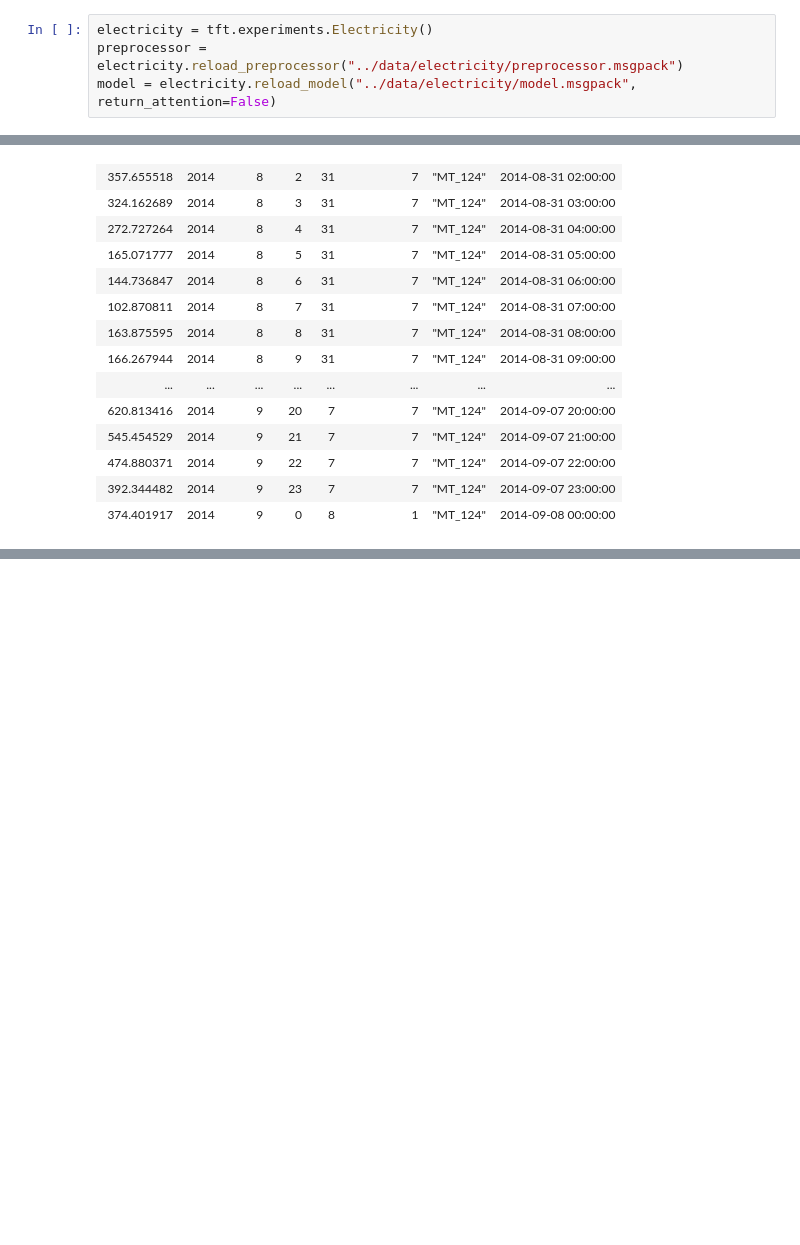
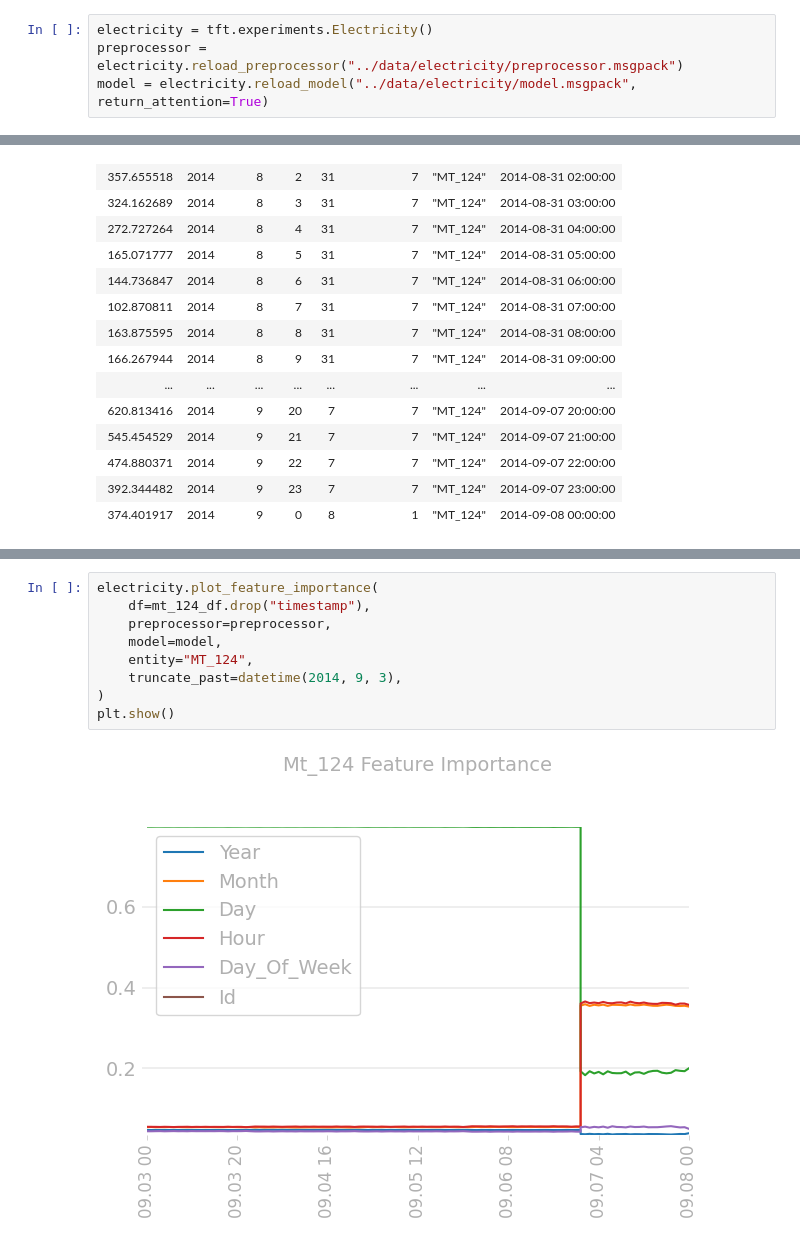
Before and after one commit to aaarrti/temporal_fusion_transformer, a Jupyter notebook: notebooks/electricity.ipynb, the cells around one changed output, grey strips where cells are left out. Saved outputs shown, nothing was run; the diff lists cells and outputs as text; blank space fills up the shorter version.

```diff
--- a/notebooks/electricity.ipynb
+++ b/notebooks/electricity.ipynb
@@ -12,7 +12,7 @@ setup_logging(log_level="INFO")
 # %%
 electricity = tft.experiments.Electricity()
 preprocessor = electricity.reload_preprocessor("../data/electricity/preprocessor.msgpack")
-model = electricity.reload_model("../data/electricity/model.msgpack", return_attention=False)
+model = electricity.reload_model("../data/electricity/model.msgpack", return_attention=True)
 # %%
 # Filter out 1 entity and last 7 days (so plot if not too large)
 mt_124_df = (
@@ -55 +58,12 @@ plt.show()
 [figure]
+# %%
+electricity.plot_feature_importance(
+    df=mt_124_df.drop("timestamp"),
+    preprocessor=preprocessor,
+    model=model,
+    entity="MT_124",
+    truncate_past=datetime(2014, 9, 3),
+)
+plt.show()
+# %% [output]
+[figure, added]
```
Also changed, not shown: parts of 1 cell of this notebook, 9 other files.
